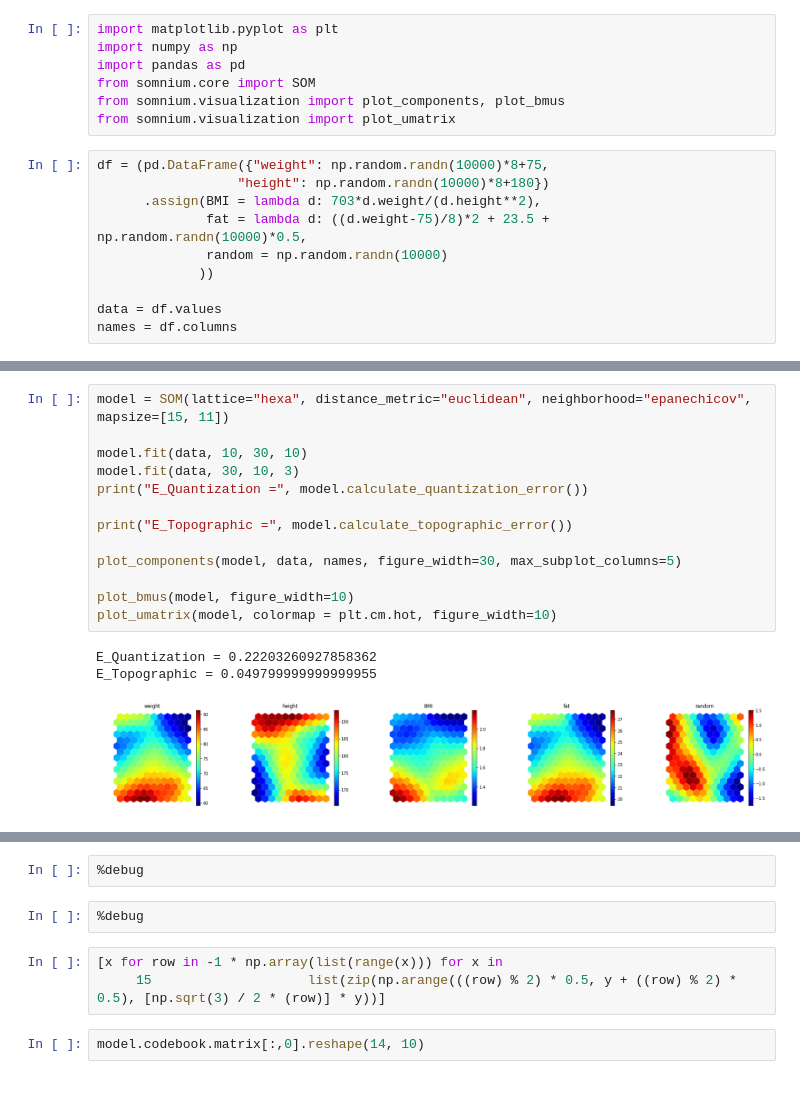
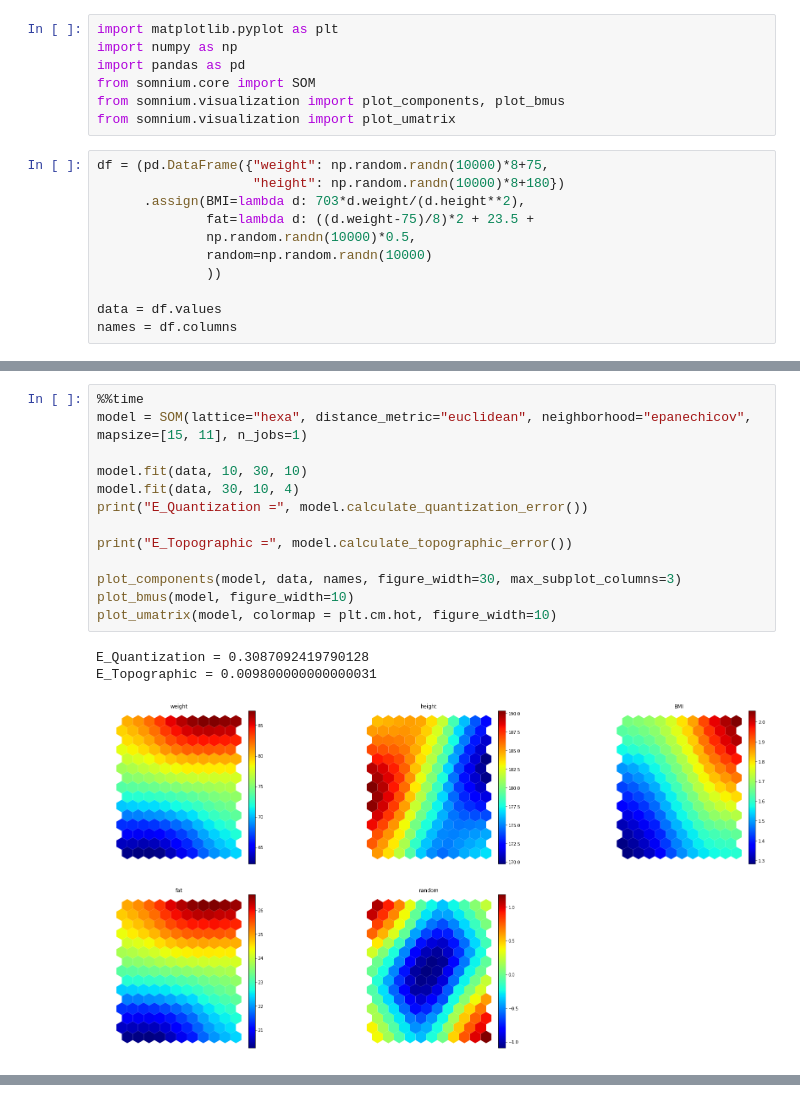
Before and after one commit to ivallesp/somnium, a Jupyter notebook: examples/toy_dataset.ipynb, the cells around one changed output, grey strips where cells are left out. Cells and saved outputs as stored; diff of their text form.

Commit message:
Add codebook docstrings. Add updated example.

```diff
--- a/examples/toy_dataset.ipynb
+++ b/examples/toy_dataset.ipynb
@@ -14,11 +12,12 @@ from somnium.visualization import plot_components, plot_bmus
 from somnium.visualization import plot_umatrix
 # %%
 df = (pd.DataFrame({"weight": np.random.randn(10000)*8+75,
-                  "height": np.random.randn(10000)*8+180})
-      .assign(BMI = lambda d: 703*d.weight/(d.height**2),
-              fat = lambda d: ((d.weight-75)/8)*2 + 23.5 + np.random.randn(10000)*0.5,
-              random = np.random.randn(10000)
-             ))
+                    "height": np.random.randn(10000)*8+180})
+      .assign(BMI=lambda d: 703*d.weight/(d.height**2),
+              fat=lambda d: ((d.weight-75)/8)*2 + 23.5 +
+              np.random.randn(10000)*0.5,
+              random=np.random.randn(10000)
+              ))
 
 data = df.values
 names = df.columns
@@ -25,17 +33,17 @@ names = df.columns
 # %%
-model = SOM(lattice="hexa", distance_metric="euclidean", neighborhood="epanechicov", mapsize=[15, 11])
+%%time
+model = SOM(lattice="hexa", distance_metric="euclidean", neighborhood="epanechicov", mapsize=[15, 11], n_jobs=1)
 
 model.fit(data, 10, 30, 10)
-model.fit(data, 30, 10, 3)
+model.fit(data, 30, 10, 4)
 print("E_Quantization =", model.calculate_quantization_error())
 
 print("E_Topographic =", model.calculate_topographic_error())
 
-plot_components(model, data, names, figure_width=30, max_subplot_columns=5)
-
+plot_components(model, data, names, figure_width=30, max_subplot_columns=3)
 plot_bmus(model, figure_width=10)
 plot_umatrix(model, colormap = plt.cm.hot, figure_width=10)
 # %% [output]
-E_Quantization = 0.22203260927858362
-E_Topographic = 0.049799999999999955
+E_Quantization = 0.3087092419790128
+E_Topographic = 0.009800000000000031
-[figure, old version]
+[figure, new version]
@@ -44,12 +54,3 @@ E_Topographic = 0.049799999999999955
-# %%
-%debug
-# %%
-%debug
-# %%
-[x for row in -1 * np.array(list(range(x))) for x in
-     15                    list(zip(np.arange(((row) % 2) * 0.5, y + ((row) % 2) * 0.5), [np.sqrt(3) / 2 * (row)] * y))]
-# %%
-model.codebook.matrix[:,0].reshape(14, 10)
 # %%
 model = SOM(lattice="rect", distance_metric="euclidean", neighborhood="epanechicov", mapsize=[14, 10])
 
```
Also changed, not shown: parts of 9 cells of this notebook, 1 other file.
